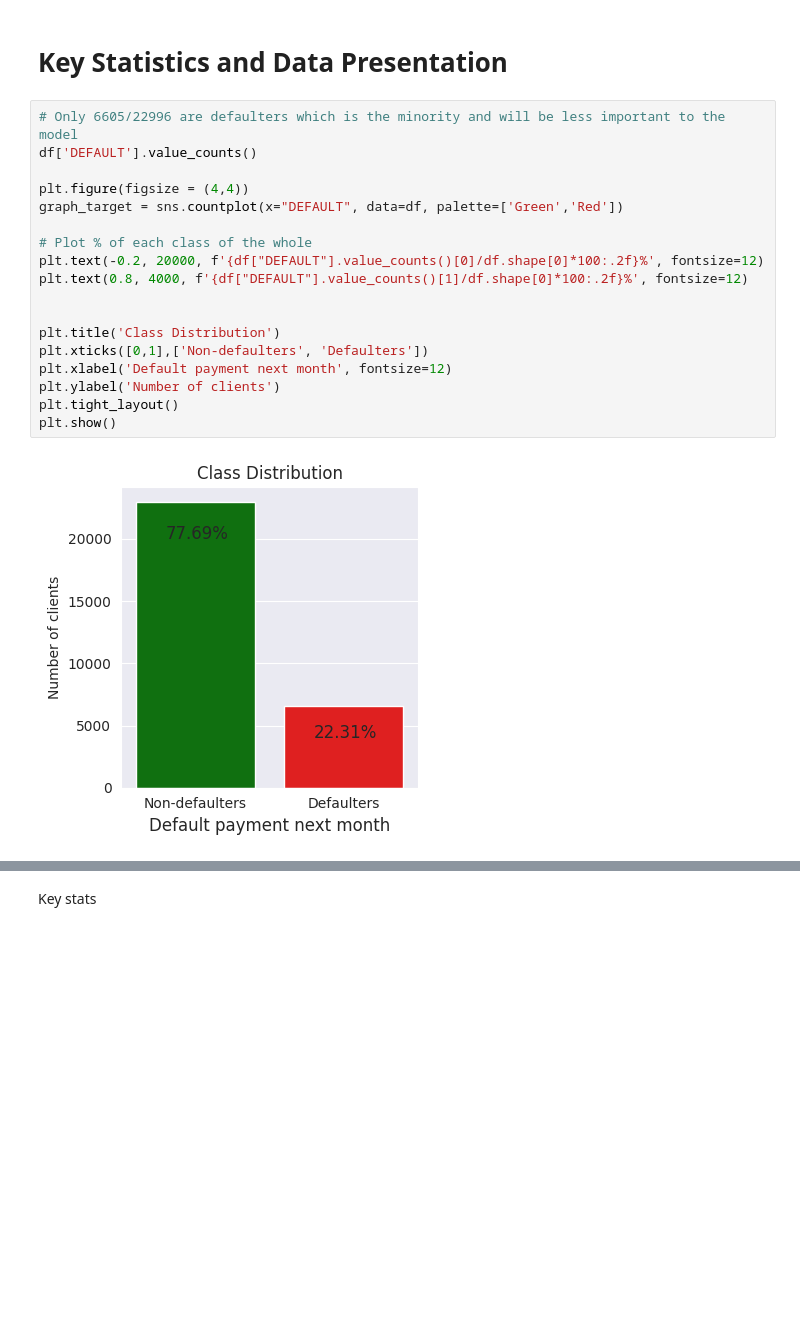
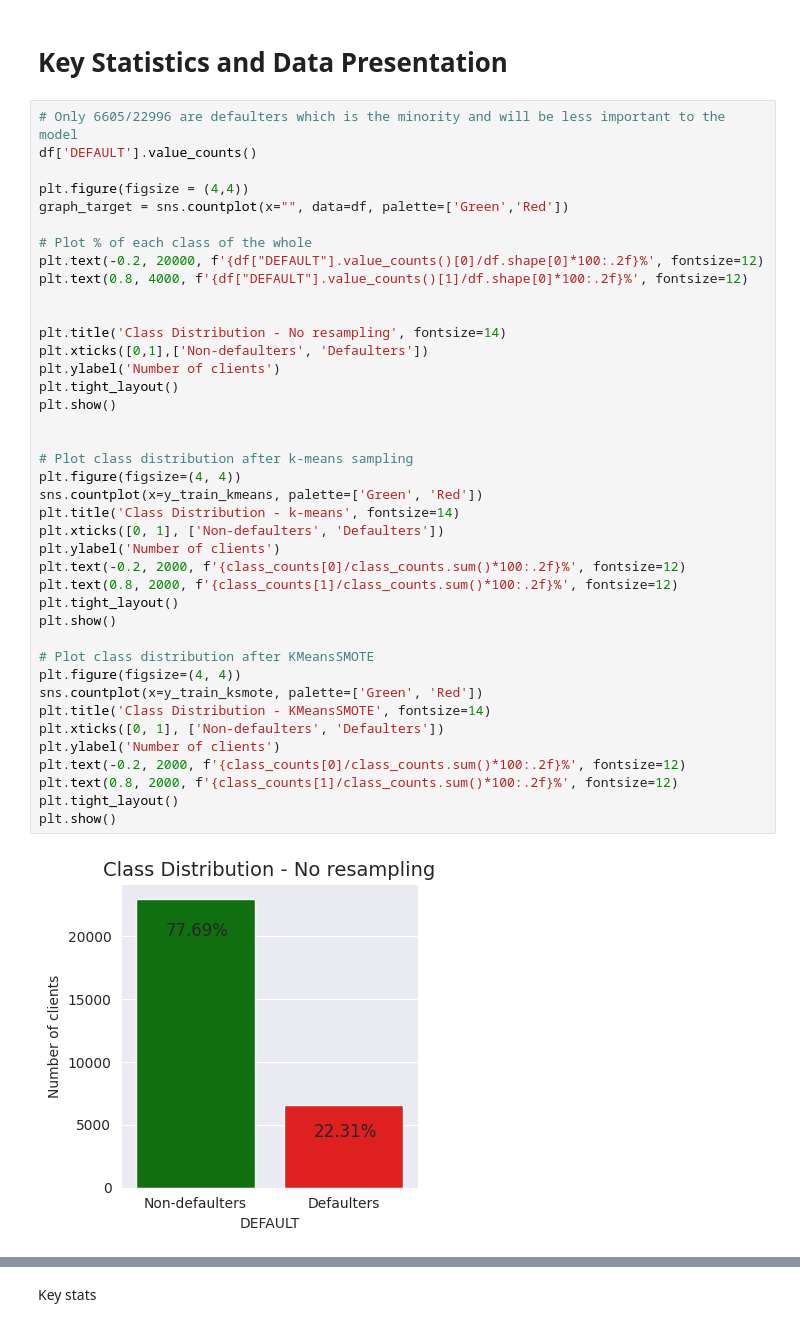
Before and after one commit to camster811/CreditDefaultDS, a Jupyter notebook: default_report.ipynb, the cells around one changed output, grey strips where cells are left out. Cells and saved outputs as stored; diff of their text form; blank space fills up the shorter version.

Commit message:
k-means, SMOTE

```diff
--- a/default_report.ipynb
+++ b/default_report.ipynb
@@ -218,20 +324,42 @@ plt.show()
 # %%
 # Only 6605/22996 are defaulters which is the minority and will be less important to the model
 df['DEFAULT'].value_counts()
 
 plt.figure(figsize = (4,4))
-graph_target = sns.countplot(x="DEFAULT", data=df, palette=['Green','Red'])
+graph_target = sns.countplot(x="", data=df, palette=['Green','Red'])
 
 # Plot % of each class of the whole
 plt.text(-0.2, 20000, f'{df["DEFAULT"].value_counts()[0]/df.shape[0]*100:.2f}%', fontsize=12)
 plt.text(0.8, 4000, f'{df["DEFAULT"].value_counts()[1]/df.shape[0]*100:.2f}%', fontsize=12)
 
 
-plt.title('Class Distribution')
+plt.title('Class Distribution - No resampling', fontsize=14)
 plt.xticks([0,1],['Non-defaulters', 'Defaulters'])
-plt.xlabel('Default payment next month', fontsize=12)
 plt.ylabel('Number of clients')
 plt.tight_layout()
 plt.show()
+
+
+# Plot class distribution after k-means sampling
+plt.figure(figsize=(4, 4))
+sns.countplot(x=y_train_kmeans, palette=['Green', 'Red'])
+plt.title('Class Distribution - k-means', fontsize=14)
+plt.xticks([0, 1], ['Non-defaulters', 'Defaulters'])
+plt.ylabel('Number of clients')
+plt.text(-0.2, 2000, f'{class_counts[0]/class_counts.sum()*100:.2f}%', fontsize=12)
+plt.text(0.8, 2000, f'{class_counts[1]/class_counts.sum()*100:.2f}%', fontsize=12)
+plt.tight_layout()
+plt.show()
+
+# Plot class distribution after KMeansSMOTE
+plt.figure(figsize=(4, 4))
+sns.countplot(x=y_train_ksmote, palette=['Green', 'Red'])
+plt.title('Class Distribution - KMeansSMOTE', fontsize=14)
+plt.xticks([0, 1], ['Non-defaulters', 'Defaulters'])
+plt.ylabel('Number of clients')
+plt.text(-0.2, 2000, f'{class_counts[0]/class_counts.sum()*100:.2f}%', fontsize=12)
+plt.text(0.8, 2000, f'{class_counts[1]/class_counts.sum()*100:.2f}%', fontsize=12)
+plt.tight_layout()
+plt.show()
 # %% [output]
-[figure, old version]
+[figure, new version]
```
Also changed, not shown: parts of 8 cells of this notebook.
